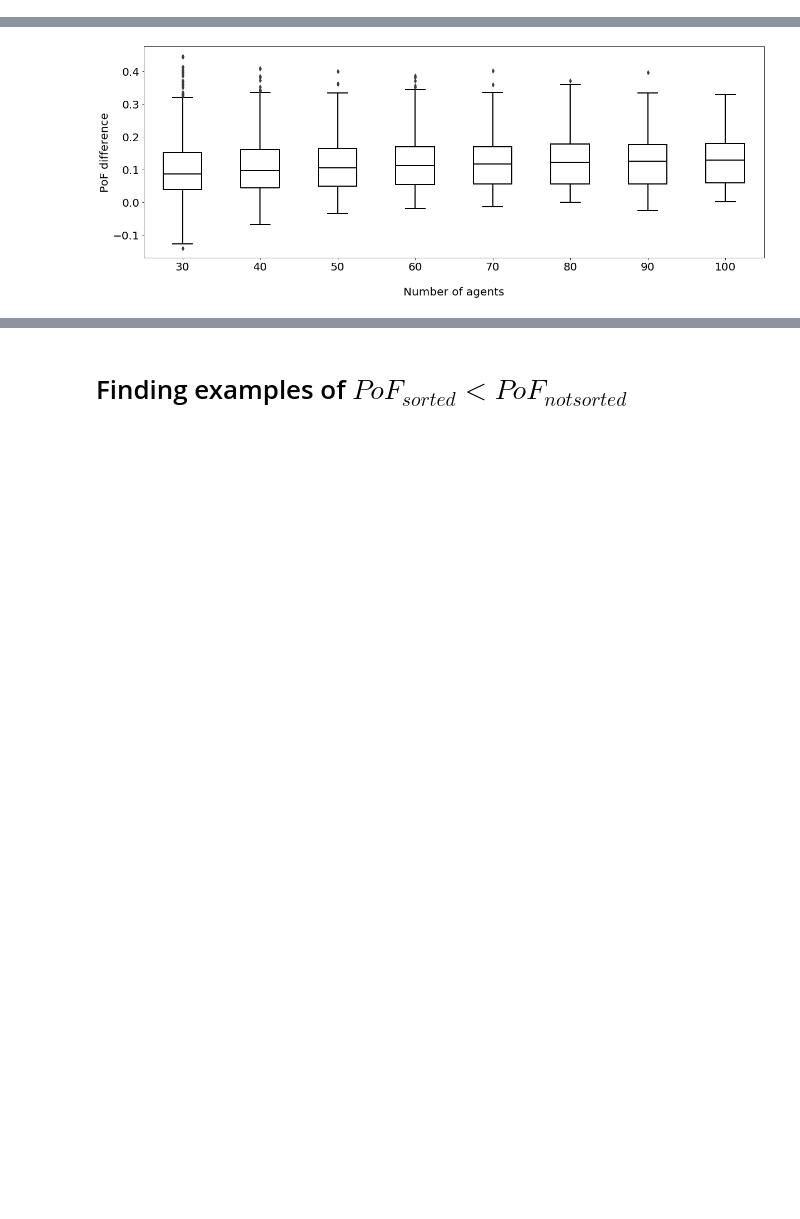
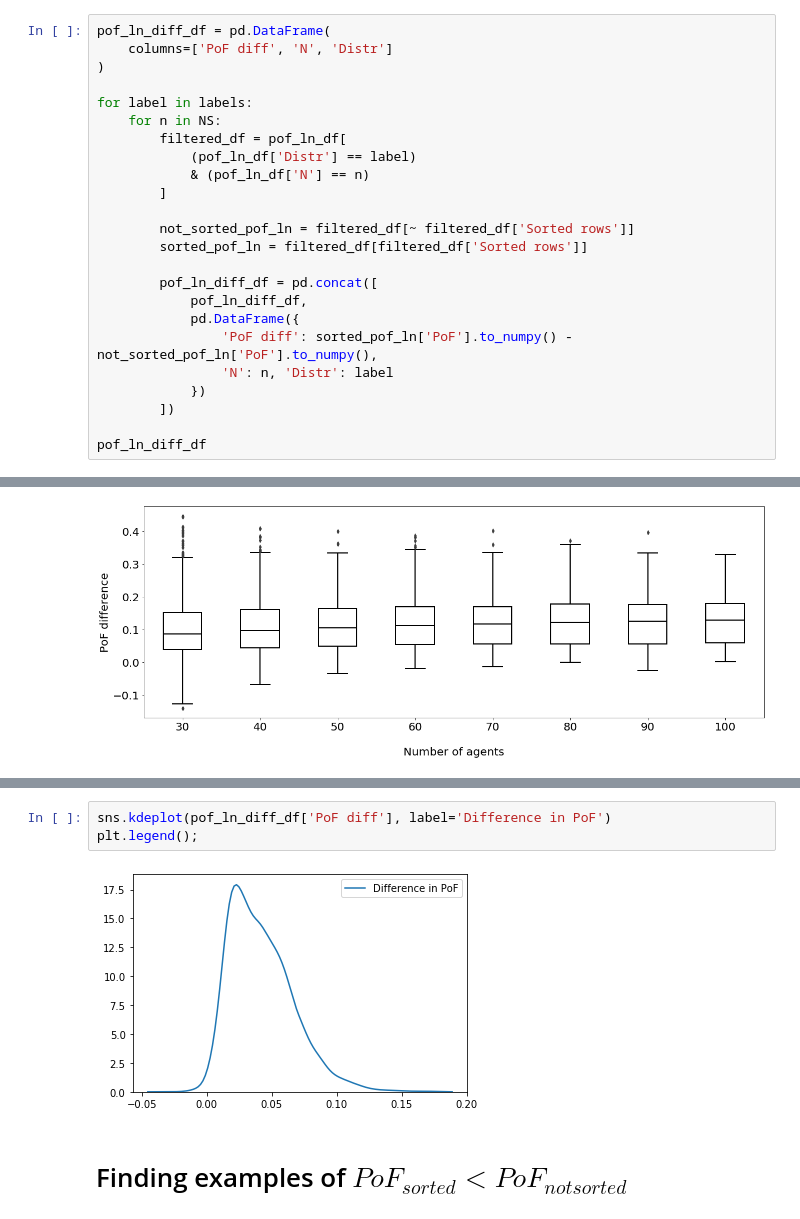
Before and after one commit to KrisNguyen135/FairBayesianOpt, a Jupyter notebook: notebooks/Homelessness/05_01_week/04 28 - Expectation of upper bounds.ipynb, the cells around one changed output, grey strips where cells are left out. Drawn from its saved outputs; the diff is of its cells as text; blank space fills up the shorter version.

```diff
--- a/notebooks/Homelessness/05_01_week/04 28 - Expectation of upper bounds.ipynb
+++ b/notebooks/Homelessness/05_01_week/04 28 - Expectation of upper bounds.ipynb
@@ -539,3 +534,27 @@ pof_lu_diff_df
 | 498 | 0.038829 | 100 | KDE |
 | 499 | 0.042385 | 100 | KDE |
 12000 rows × 3 columns
+# %%
+pof_ln_diff_df = pd.DataFrame(
+    columns=['PoF diff', 'N', 'Distr']
+)
+
+for label in labels:
+    for n in NS:
+        filtered_df = pof_ln_df[
+            (pof_ln_df['Distr'] == label)
+            & (pof_ln_df['N'] == n)
+        ]
+
+        not_sorted_pof_ln = filtered_df[~ filtered_df['Sorted rows']]
+        sorted_pof_ln = filtered_df[filtered_df['Sorted rows']]
+
+        pof_ln_diff_df = pd.concat([
+            pof_ln_diff_df,
+            pd.DataFrame({
+                'PoF diff': sorted_pof_ln['PoF'].to_numpy() - not_sorted_pof_ln['PoF'].to_numpy(),
+                'N': n, 'Distr': label
+            })
+        ])
+
+pof_ln_diff_df
@@ -582,3 +617,8 @@ tikzplotlib.save('pof_lu_sorted_vs_not_sorted_diff.tex')
+# %%
+sns.kdeplot(pof_ln_diff_df['PoF diff'], label='Difference in PoF')
+plt.legend();
+# %% [output]
+[figure, added]
 # %% [markdown]
 # Finding examples of $PoF_{sorted} < PoF_{not sorted}$
 # %%
```
Also changed, not shown: parts of 5 cells of this notebook, 18 other files.
